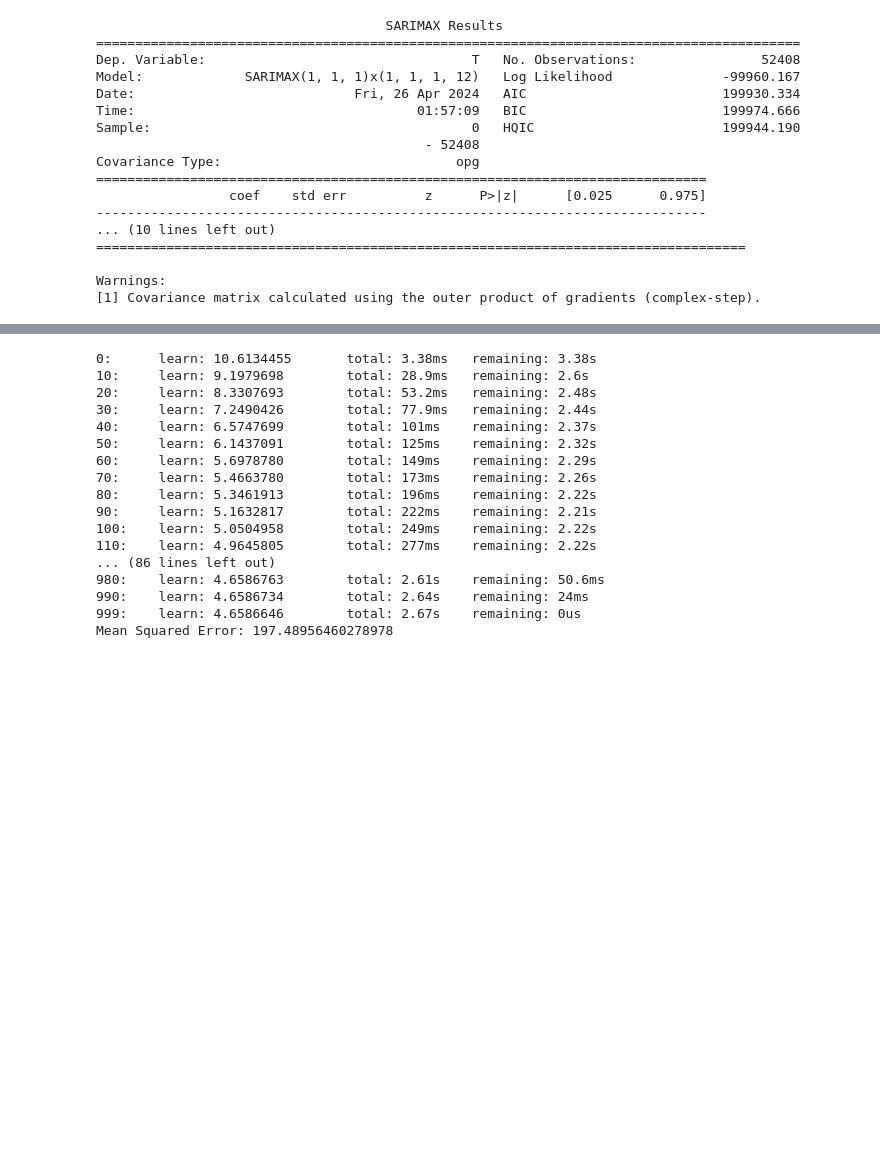
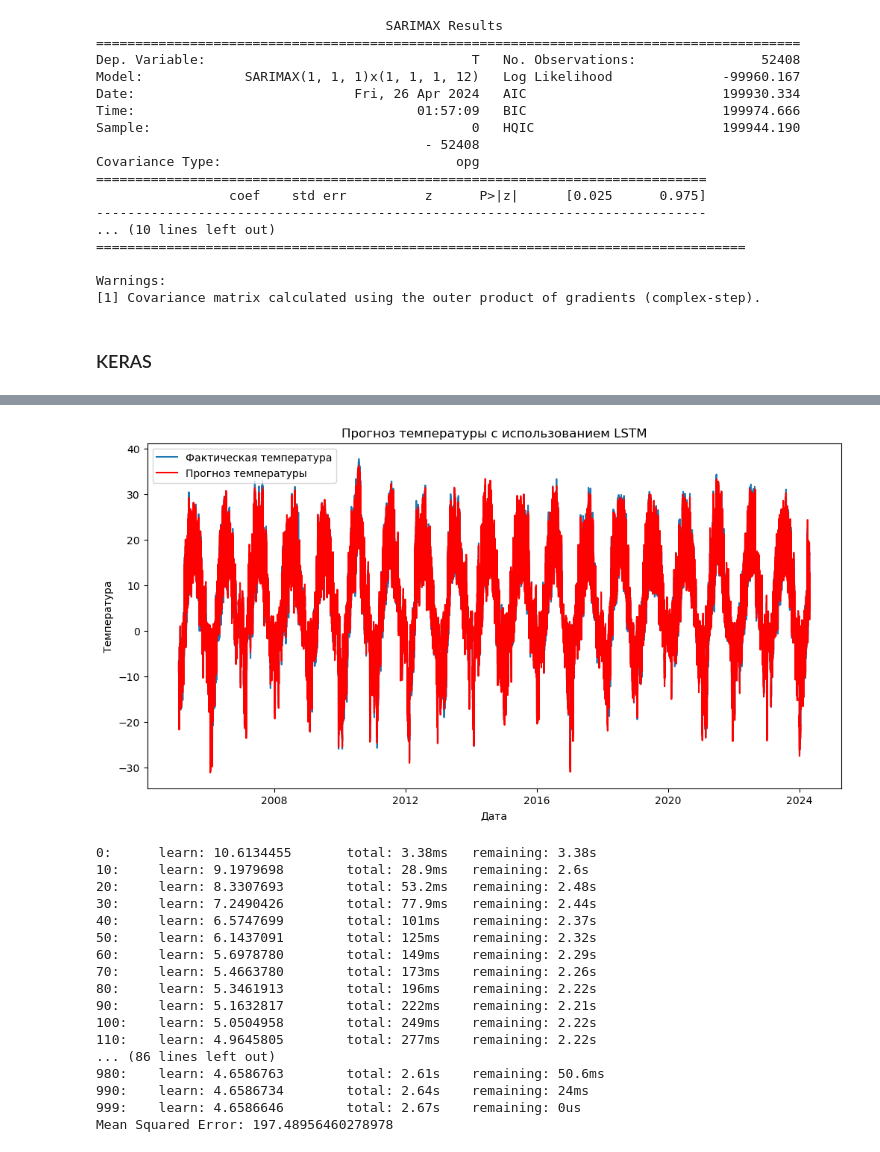
Before and after one commit to PeterOstr/kaggle, a Jupyter notebook: airflow_train1/weather_api_train.ipynb, the cells around one changed output, grey strips where cells are left out. Saved outputs shown, nothing was run; the diff lists cells and outputs as text; code cells hidden in the pictures; blank space fills up the shorter version.

```diff
--- a/airflow_train1/weather_api_train.ipynb
+++ b/airflow_train1/weather_api_train.ipynb
@@ -325,3 +327,79 @@ Covariance Type:                              opg
 
 Warnings:
 [1] Covariance matrix calculated using the outer product of gradients (complex-step).
+# %% [markdown]
+### KERAS
+# %%
+import pandas as pd
+import numpy as np
+from sklearn.preprocessing import MinMaxScaler
+from keras.models import Sequential
+from keras.layers import Dense, LSTM
+import matplotlib.pyplot as plt
+
+# Load data
+data = pd.read_excel('data/archive.xls')
+
+# Preprocess data
+data['Local time in Moscow'] = pd.to_datetime(data['Local time in Moscow'], format='%d.%m.%Y %H:%M')
+data.set_index('Local time in Moscow', inplace=True)
+data = data.loc[:, ['T']]
+data.dropna(inplace=True)
+
+# Normalize the data
+scaler = MinMaxScaler(feature_range=(0, 1))
+scaled_data = scaler.fit_transform(data)
+
+# Define function to create dataset
+def create_dataset(dataset, time_steps=1):
+    X, Y = [], []
+    for i in range(len(dataset) - time_steps - 1):
+        X.append(dataset[i:(i + time_steps), 0])
+        Y.append(dataset[i + time_steps, 0])
+    return np.array(X), np.array(Y)
+
+# Create train and test sets
+time_steps = 12  # You can adjust this parameter
+X_train, y_train = create_dataset(scaled_data, time_steps)
+X_test, y_test = create_dataset(scaled_data, time_steps)
+
+# Reshape input to be [samples, time steps, features]
+X_train = np.reshape(X_train, (X_train.shape[0], X_train.shape[1], 1))
+X_test = np.reshape(X_test, (X_test.shape[0], X_test.shape[1], 1))
+
+# Define the LSTM model
+model = Sequential()
+model.add(LSTM(units=50, return_sequences=True, input_shape=(X_train.shape[1], 1)))
+model.add(LSTM(units=50))
+model.add(Dense(1))
+
+# Compile the model
+model.compile(optimizer='adam', loss='mean_squared_error')
+
+# Fit the model
+model.fit(X_train, y_train, epochs=100, batch_size=32)
+
+# Make predictions
+train_predict = model.predict(X_train)
+test_predict = model.predict(X_test)
+
+# Inverse transform the predictions
+train_predict = scaler.inverse_transform(train_predict)
+test_predict = scaler.inverse_transform(test_predict)
+
+# Calculate MSE
+train_mse = mean_squared_error(y_train, train_predict)
+test_mse = mean_squared_error(y_test, test_predict)
+print('Train Mean Squared Error:', train_mse)
+print('Test Mean Squared Error:', test_mse)
+
+# Visualization of the results
+plt.figure(figsize=(12, 6))
+plt.plot(data.index[time_steps+1:], data['T'][time_steps+1:], label='Фактическая температура')
+plt.plot(data.index[time_steps+1:], test_predict, color='red', label='Прогноз температуры')
+plt.title('Прогноз температуры с использованием LSTM')
+plt.xlabel('Дата')
+plt.ylabel('Температура')
+plt.legend()
+plt.show()
+# %% [output]
@@ -327,0 +423 @@ Warnings:
+[figure, added]
```
Also changed, not shown: parts of 3 cells of this notebook, 6 other files.
